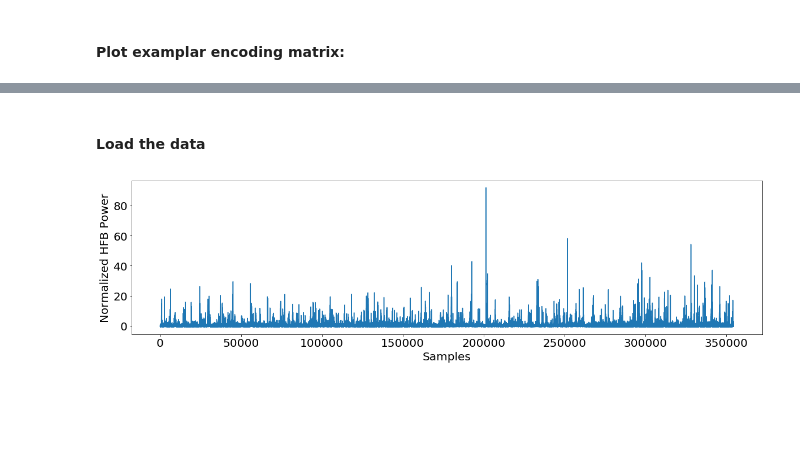
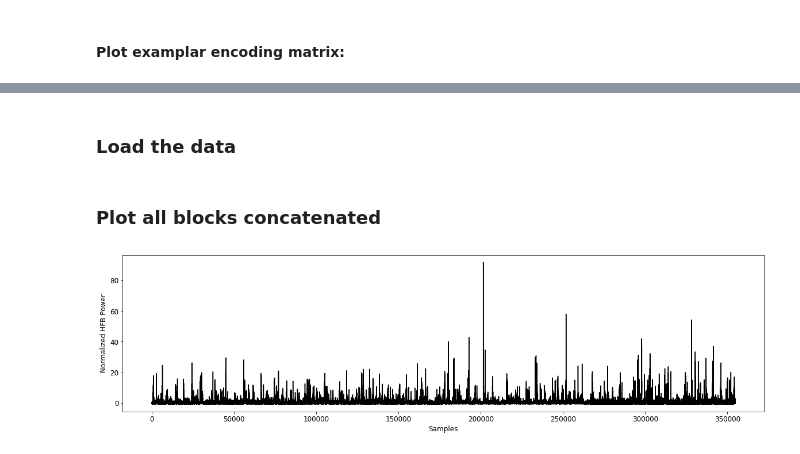
Before and after one commit to pinheirochagas/lbcn_encoding_decoding, a Jupyter notebook: notebooks/encoding_model_pipeline.ipynb, the cells around one changed output, grey strips where cells are left out. Saved outputs shown, nothing was run; the diff lists cells and outputs as text; code cells hidden in the pictures; blank space fills up the shorter version.

```diff
--- a/notebooks/encoding_model_pipeline.ipynb
+++ b/notebooks/encoding_model_pipeline.ipynb
@@ -53,12 +54,14 @@ plt.axis('off')
 # %% [markdown]
-#### Load the data
+### Load the data
 # %%
-data = np.genfromtxt('/Users/pinheirochagas/Desktop/data.csv', delimiter=',')
+data = np.genfromtxt('/Users/pinheirochagas/Pedro/Stanford/code/lbcn_encoding_decoding/data/data.csv', delimiter=',')
+# %% [markdown]
+### Plot all blocks concatenated
 # %%
 fig, ax = plt.subplots(figsize=(20, 5))
-ax.plot(data[:,3])
+ax.plot(data[:,3], color='k')
 plt.xlabel('Samples')
 plt.ylabel('Normalized HFB Power')
 plt.rcParams.update({'font.size': 20})
 # %% [output]
-[figure, old version]
+[figure, new version]
```
Also changed, not shown: parts of 9 cells of this notebook.
